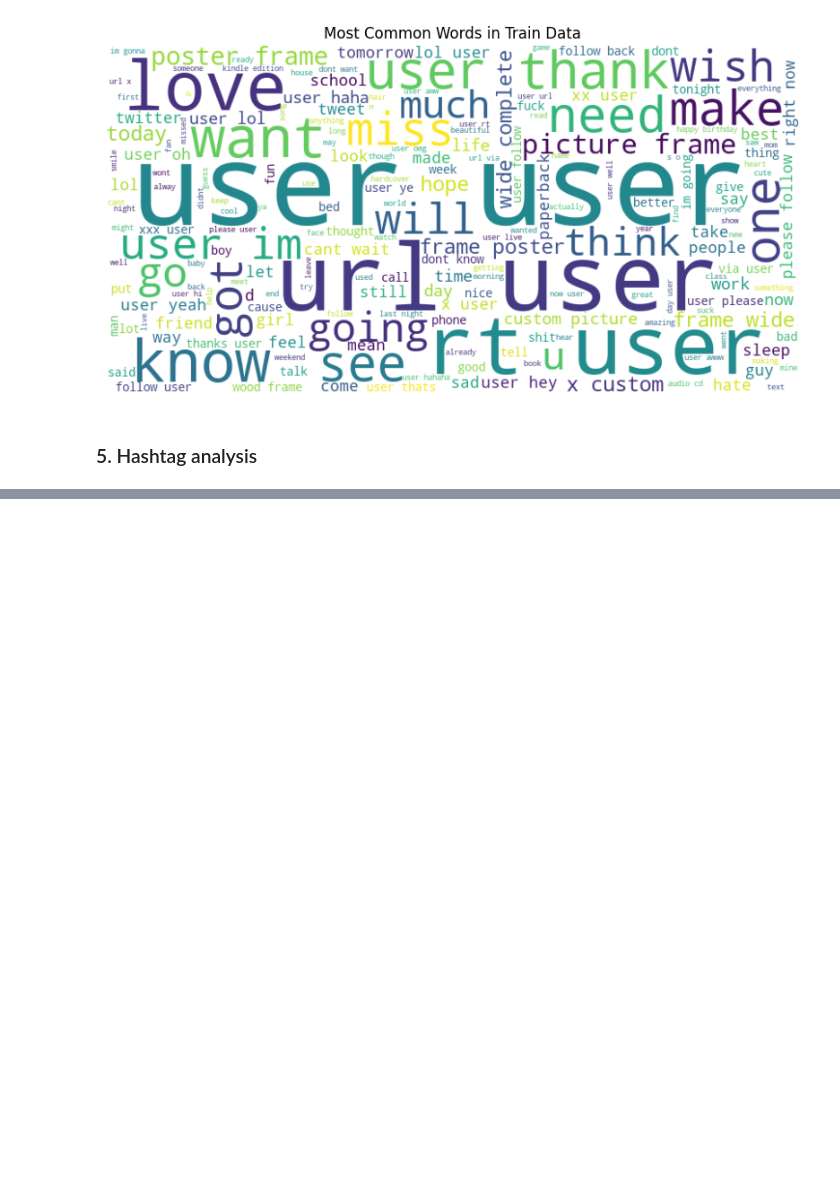
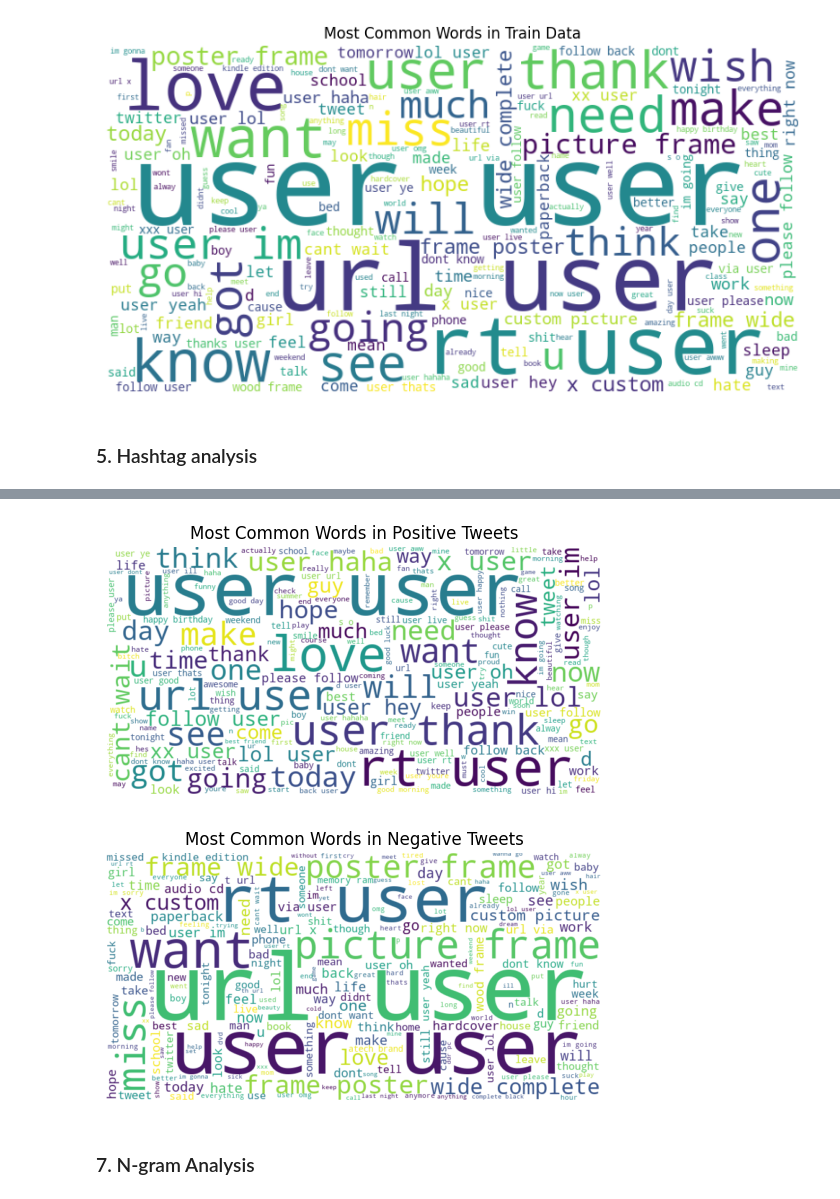
Before and after one commit to aymanbakiri/Multi-Approach_Sentiment_Classification, a Jupyter notebook: EDA.ipynb, the cells around one changed output, grey strips where cells are left out. Drawn from its saved outputs; the diff is of its cells as text; code cells hidden in the pictures; blank space fills up the shorter version.

```diff
--- a/EDA.ipynb
+++ b/EDA.ipynb
@@ -139,3 +140,13 @@ plt.show()
 [figure]
 # %% [markdown]
 ### 5. Hashtag analysis
+# %%
+# Extract hashtags
+train_df['hashtags'] = train_df['tweet'].apply(lambda x: re.findall(r'#\w+', x))
+test_df['hashtags'] = test_df['tweet'].apply(lambda x: re.findall(r'#\w+', x))
+
+# Analyze hashtags
+all_hashtags = [hashtag for hashtags in train_df['hashtags'] for hashtag in hashtags]
+hashtag_freq = Counter(all_hashtags)
+print("Most Common Hashtags:")
+print(hashtag_freq.most_common(10))
@@ -141,0 +160,18 @@ plt.show()
+# %%
+# Separate positive and negative tweets
+positive_tweets = train_df[train_df['label'] == 1]['tokens']
+negative_tweets = train_df[train_df['label'] == 0]['tokens']
+
+# Flatten lists
+positive_words = [word for tokens in positive_tweets for word in tokens]
+negative_words = [word for tokens in negative_tweets for word in tokens]
+
+# Most common words
+positive_freq = Counter(positive_words).most_common(20)
+negative_freq = Counter(negative_words).most_common(20)
+
+print("Most Common Positive Words:")
+print(positive_freq)
+
+print("\nMost Common Negative Words:")
+print(negative_freq)
@@ -141,0 +184,19 @@ plt.show()
+# %%
+# Positive Word Cloud
+positive_wordcloud = WordCloud(width=800, height=400, background_color='white').generate(' '.join(positive_words))
+plt.imshow(positive_wordcloud, interpolation='bilinear')
+plt.axis('off')
+plt.title("Most Common Words in Positive Tweets")
+plt.show()
+
+# Negative Word Cloud
+negative_wordcloud = WordCloud(width=800, height=400, background_color='white').generate(' '.join(negative_words))
+plt.imshow(negative_wordcloud, interpolation='bilinear')
+plt.axis('off')
+plt.title("Most Common Words in Negative Tweets")
+plt.show()
+# %% [output]
+[figure, added]
+[figure, added]
+# %% [markdown]
+### 7. N-gram Analysis
```
Also changed, not shown: parts of 5 cells of this notebook.
